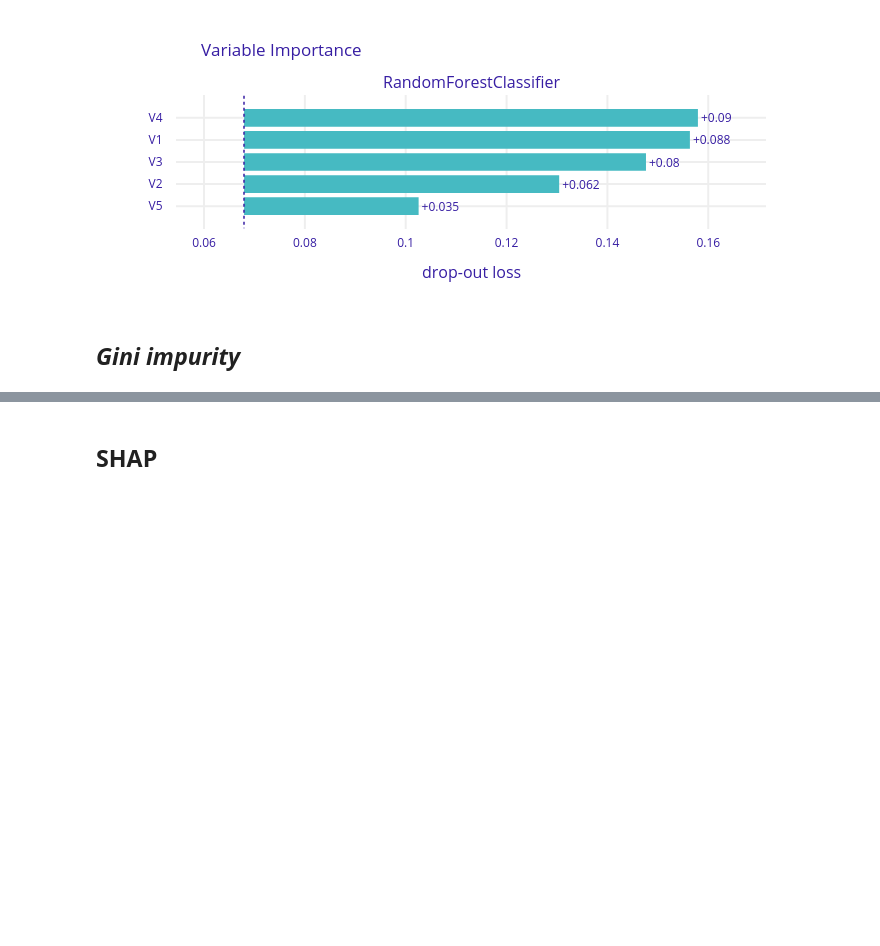
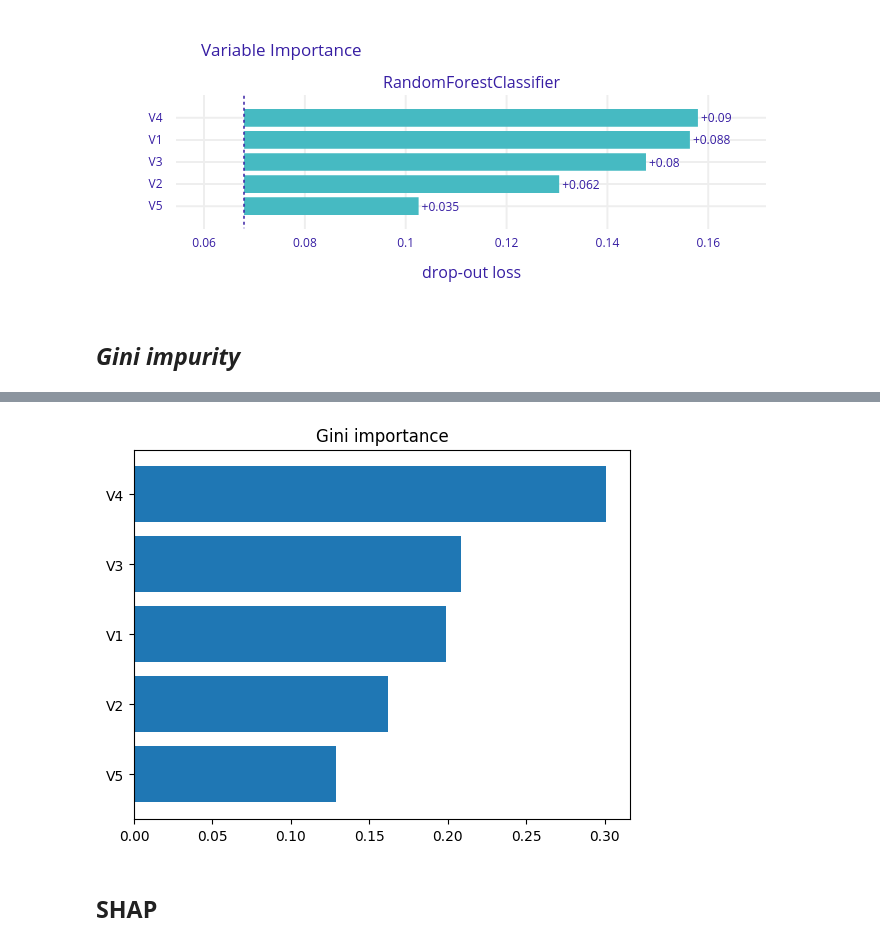
Before and after one commit to mim-uw/eXplainableMachineLearning-2024, a Jupyter notebook: Homeworks/HW6/MateuszSzymanski/MateuszSzymanski.ipynb, the cells around one changed output, grey strips where cells are left out. Drawn from its saved outputs; the diff is of its cells as text; code cells hidden in the pictures; blank space fills up the shorter version.

Commit message:
Added: charts

```diff
--- a/Homeworks/HW6/MateuszSzymanski/MateuszSzymanski.ipynb
+++ b/Homeworks/HW6/MateuszSzymanski/MateuszSzymanski.ipynb
@@ -204,3 +208,10 @@ df_gini
+# %%
+plt.figure()
+plt.barh(df_gini.index, df_gini['feature importance'])
+plt.title('Gini importance')
+plt.show()
+# %% [output]
+[figure, added]
 # %% [markdown]
 ## SHAP
 # %%
```
Also changed, not shown: parts of 5 cells of this notebook, 1 other file.
